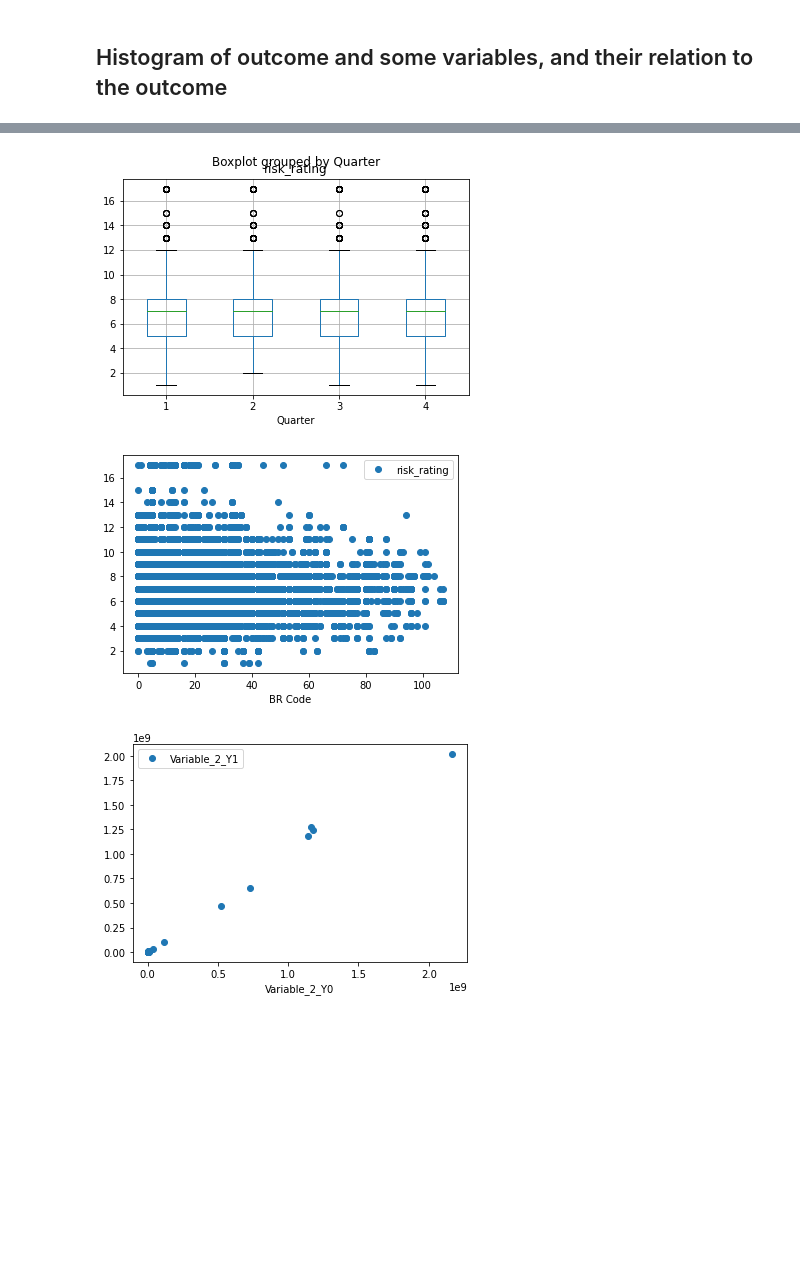
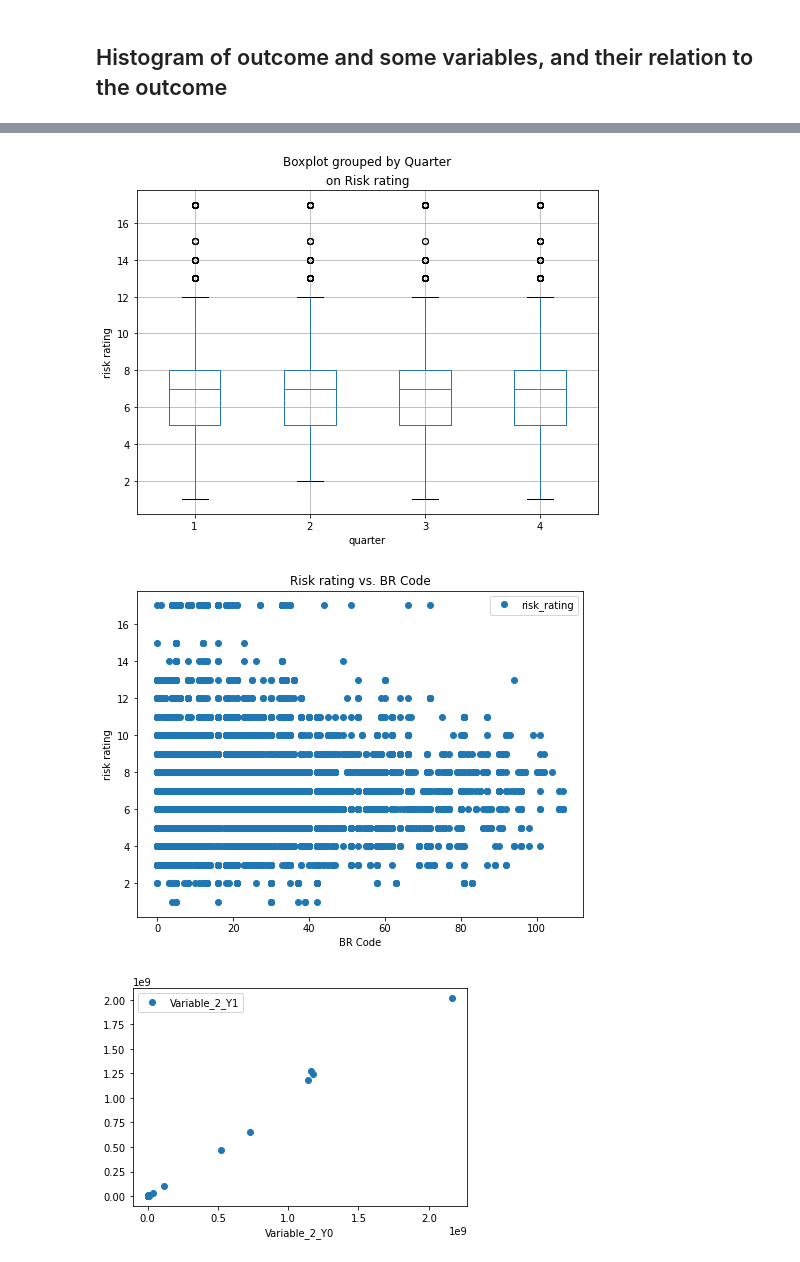
Before and after one commit to tonyfengschool/OLG_Project, a Jupyter notebook: code/1. EDA.ipynb, the cells around one changed output, grey strips where cells are left out. Saved outputs shown, nothing was run; the diff lists cells and outputs as text; code cells hidden in the pictures; blank space fills up the shorter version.

```diff
--- a/code/1. EDA.ipynb
+++ b/code/1. EDA.ipynb
@@ -116,11 +160,21 @@ df_client.boxplot(column="risk_rating", by="Country_Code");
 # %%
-df_client.boxplot(column="risk_rating", by="Quarter");
+df_client.boxplot(column="risk_rating", by="Quarter", figsize=(8, 6))
+plt.title("on Risk rating")
+plt.xlabel("quarter")
+plt.ylabel("risk rating")
+
+plt.savefig("../figures/boxplot_quarter.png")
 # %% [output]
-[figure, old version]
+[figure, new version]
 # %%
-df_client.plot(x="BR Code", y="risk_rating", style='o');
+df_client.plot(x="BR Code", y="risk_rating", style='o', figsize=(8, 6))
+plt.title("Risk rating vs. BR Code")
+plt.xlabel("BR Code")
+plt.ylabel("risk rating")
+
+plt.savefig("../figures/scatterplot_BR_Code.png")
 # %% [output]
-[figure, old version]
+[figure, new version]
 # %%
 df_client.plot(x="Variable_2_Y0", y="Variable_2_Y1", style='o');
 # %% [output]
```
Also changed, not shown: parts of 9 cells of this notebook, 30 other files.
